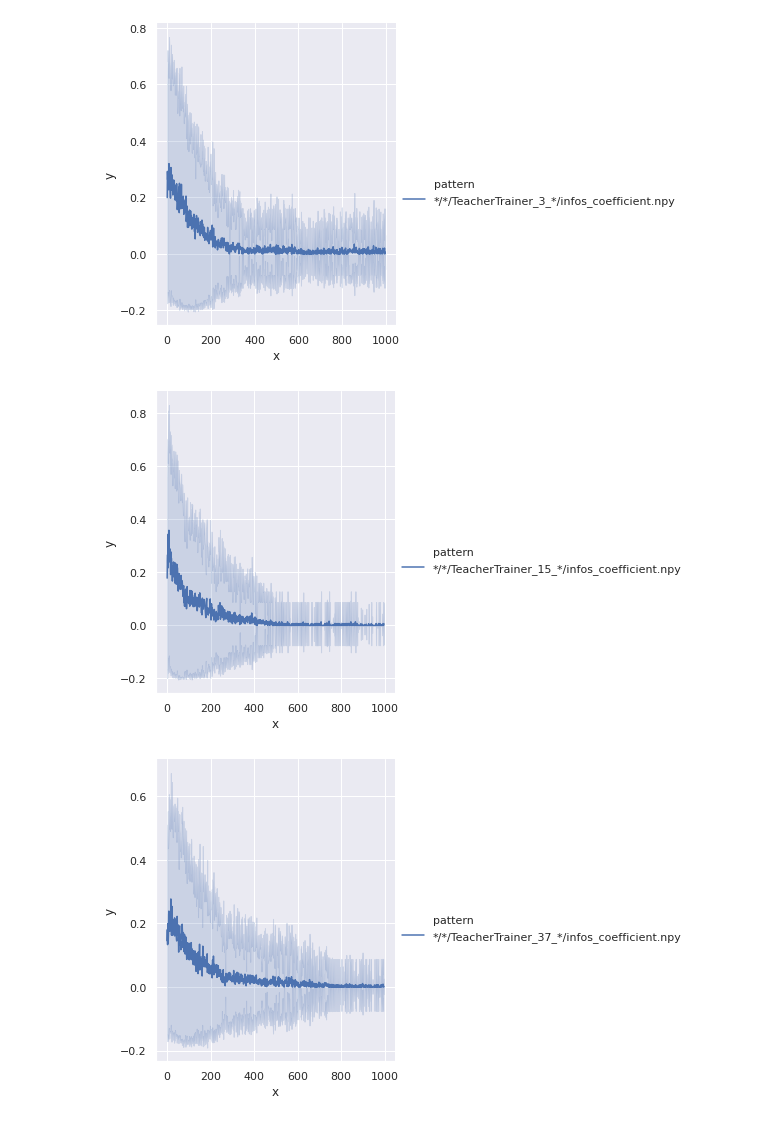
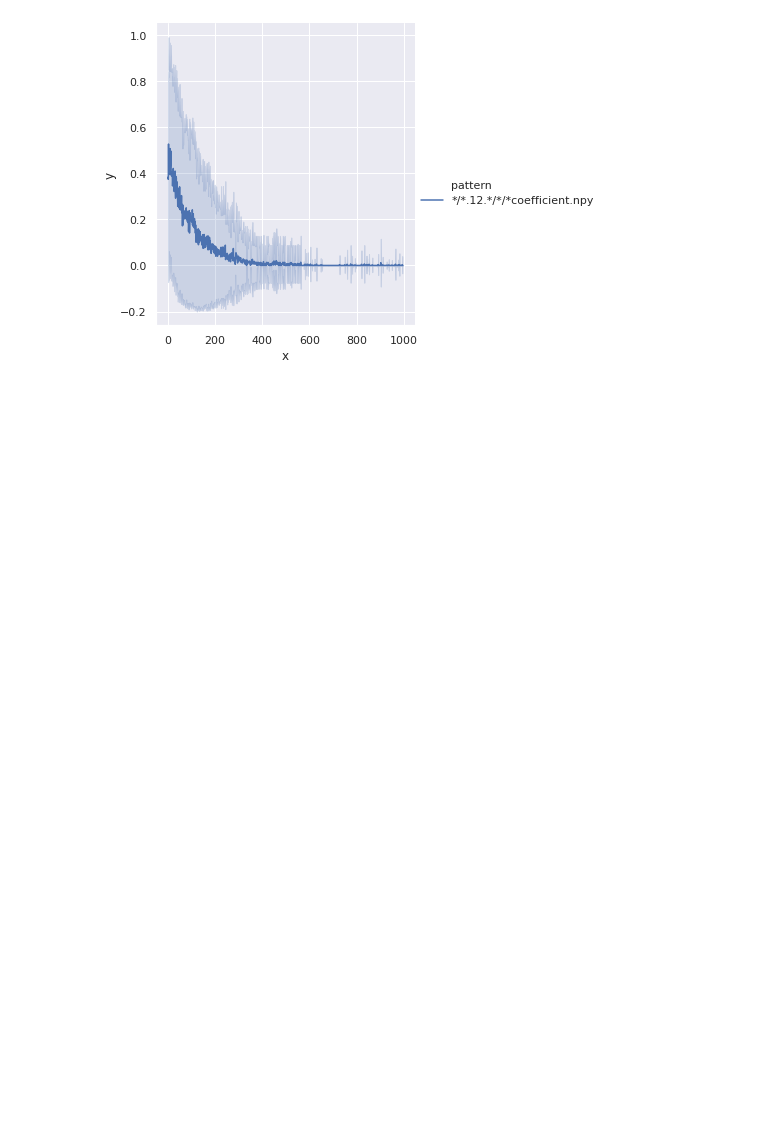
Before and after one commit to ethanabrooks/teacher-RL, a Jupyter notebook: notebooks/comparison.ipynb, the cells around one changed output. Cells and saved outputs as stored; diff of their text form; code cells hidden in the pictures; blank space fills up the shorter version.

```diff
--- a/notebooks/comparison.ipynb
+++ b/notebooks/comparison.ipynb
@@ -1,29 +1,27 @@
 # %%
 from pathlib import Path
 import numpy as np
 import matplotlib.pyplot as plt
 import pandas as pd
 import seaborn as sns; sns.set()
 
 %matplotlib inline
-ns = [3, 15, 37]
+ns = [12]
 def df(pattern):
     path = next(Path('/home/jovyan/').glob(pattern))
     array = np.load(str(path))
     n, d = array.shape
     indices = np.tile(np.arange(d), n)
     return pd.DataFrame(dict(y=array.flatten(), x=indices, pattern=pattern))
 
 
 def plot(*patterns, kind="line", ci="sd",**kwargs):
     data = pd.concat(df(p) for p in patterns)
     sns.relplot(x="x", y="y", hue="pattern", kind=kind, ci=ci, data=data);
 
 for n in ns:
-    plot(f'*/*/TeacherTrainer_{n}_*/infos_coefficient.npy')
+    plot(f'*/*.{n}.*/*/*coefficient.npy')
 # %% [output]
-[figure, old version]
+[figure, new version]
-[figure, removed]
-[figure, removed]
 # %%
 for n in ns:
```
Also changed, not shown: parts of 4 cells of this notebook, 1 other file.
